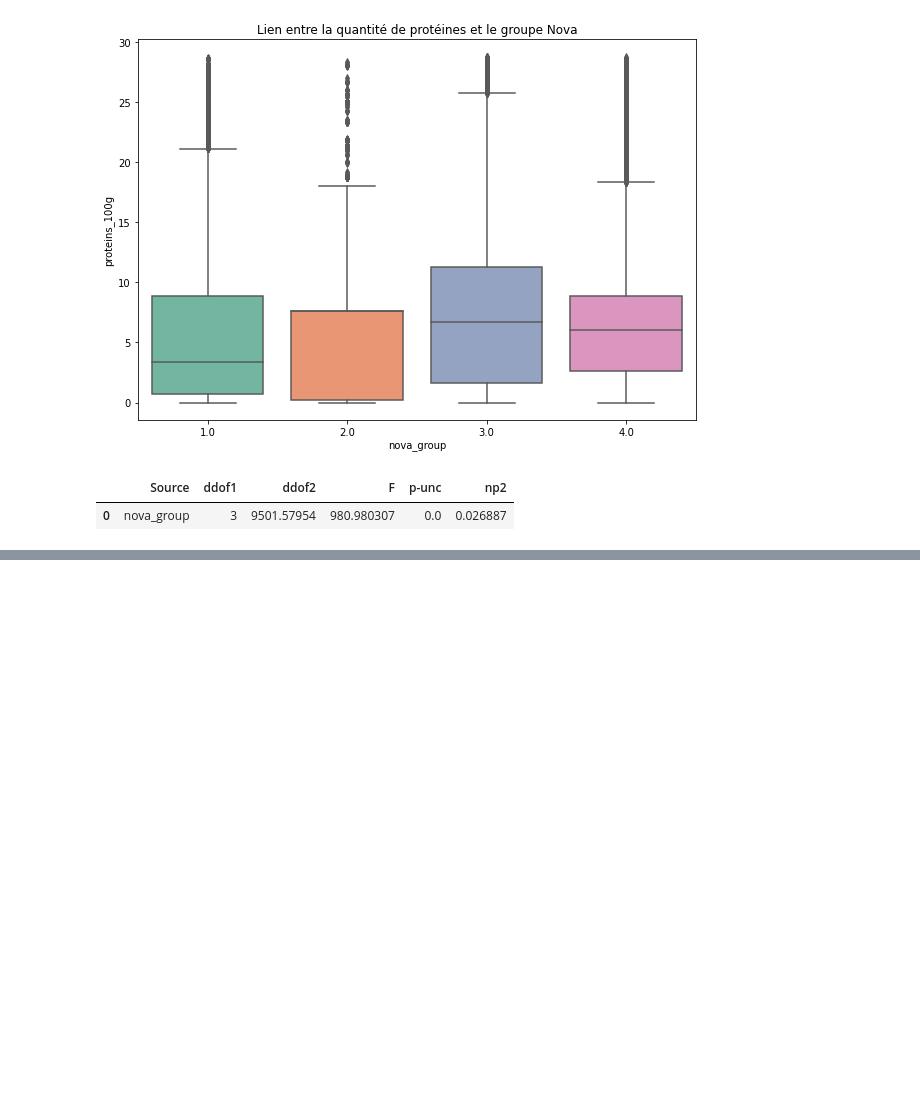
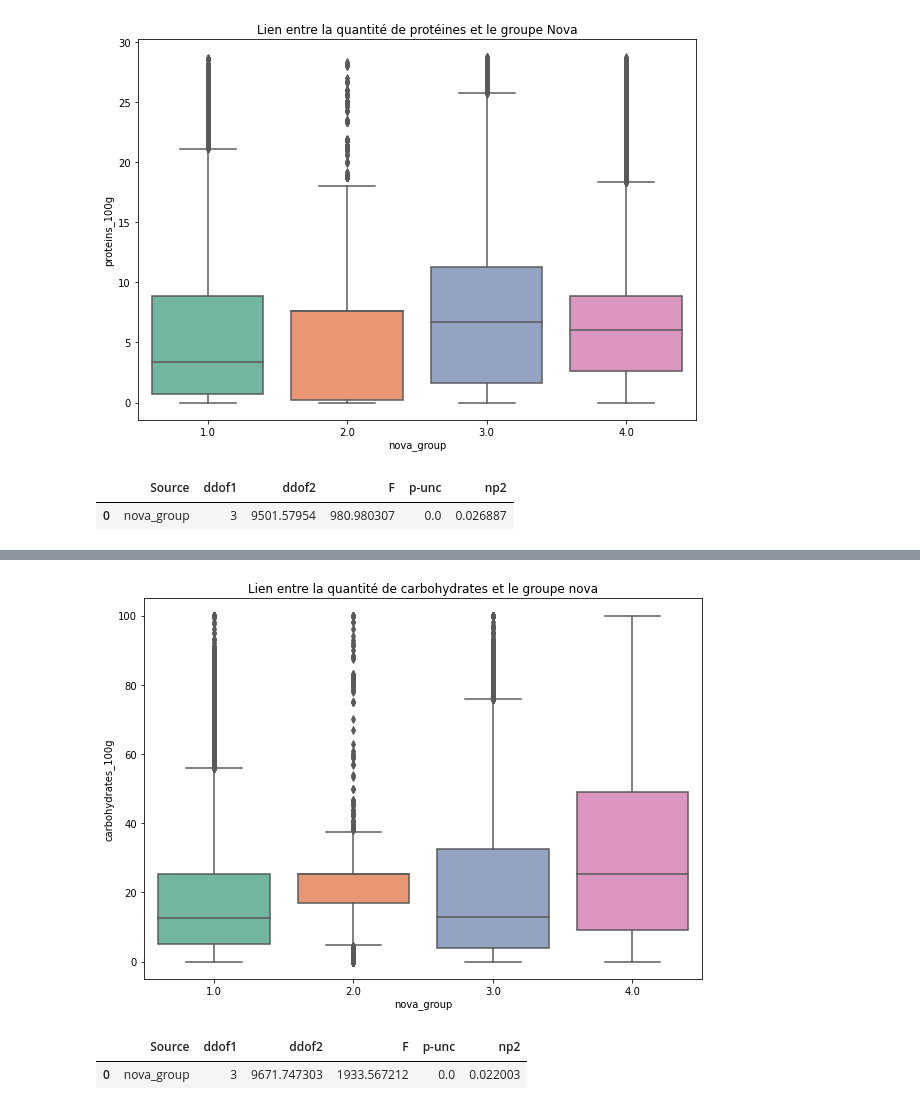
Before and after one commit to Sylvariane/Concevez_une_app_au_service_de_la_sante_publique, a Jupyter notebook: PSante_02_notebookexploration.ipynb, the cells around one changed output, grey strips where cells are left out. Saved outputs shown, nothing was run; the diff lists cells and outputs as text; code cells hidden in the pictures; blank space fills up the shorter version.

```diff
--- a/PSante_02_notebookexploration.ipynb
+++ b/PSante_02_notebookexploration.ipynb
@@ -480,0 +521,12 @@ pg.welch_anova(data=df, dv="proteins_100g", between="nova_group")
+# %%
+plt.figure(figsize=(10, 7))
+sns.boxplot(x="nova_group", y="carbohydrates_100g", data=df)
+plt.title("Lien entre la quantité de carbohydrates et le groupe nova")
+plt.show()
+# %% [output]
+[figure, added]
+# %%
+pg.welch_anova(data=df, dv="carbohydrates_100g", between="nova_group")
+# %% [output]
+|  | Source | ddof1 | ddof2 | F | p-unc | np2 |
+| 0 | nova_group | 3 | 9671.747303 | 1933.567212 | 0.0 | 0.022003 |
```
Also changed, not shown: parts of 37 cells of this notebook.
